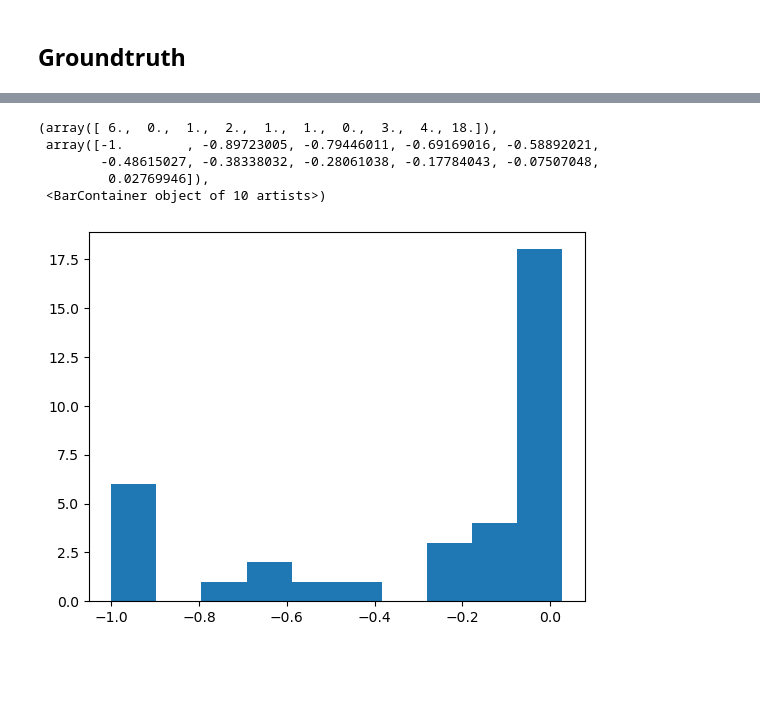
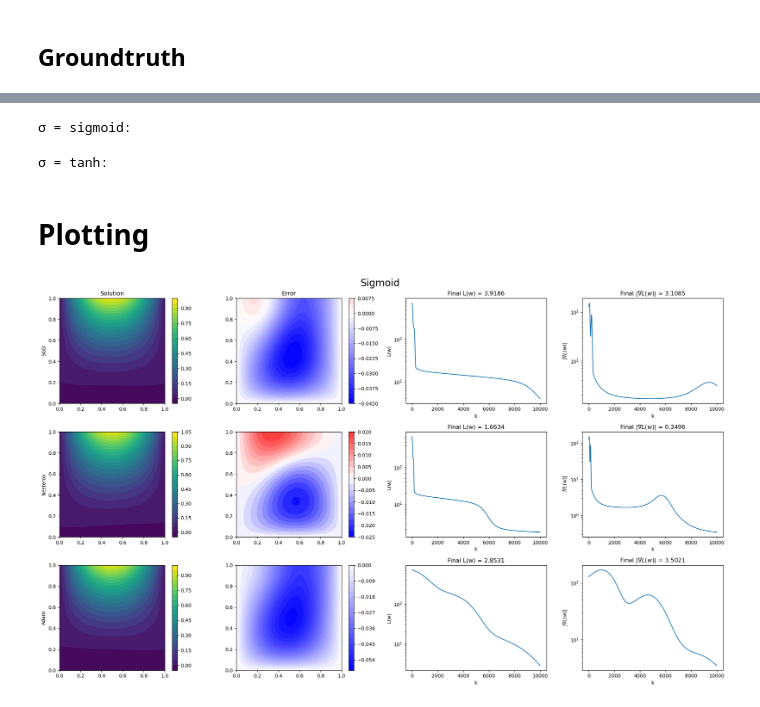
Before and after one commit to qchen0815/AMSC808N-Project-1, a Jupyter notebook: src/problem2.ipynb, the cells around one changed output, grey strips where cells are left out. Saved outputs shown, nothing was run; the diff lists cells and outputs as text; code cells hidden in the pictures; blank space fills up the shorter version.

Commit message:
add plot

```diff
--- a/src/problem2.ipynb
+++ b/src/problem2.ipynb
@@ -225,6 +230,8 @@ class SGD(_Optimizer):
         self.parameters[...] = self.parameters - self.alpha * g
         if not self.silent: return f, g
 
+    def __str__(self) -> str: return 'SGD'
+
 
 class Nesterov(_Optimizer):
     def __init__(self, solution, alpha, silent=True):
@@ -242,6 +249,8 @@ class Nesterov(_Optimizer):
     @property
     def mu(self):
         return 1 - 3 / (5 + self.k)
+
+    def __str__(self) -> str: return 'Nesterov'
 
 
 class Adam(_Optimizer):
@@ -262,6 +271,8 @@ class Adam(_Optimizer):
         v_hat = self.v / (1 - self.beta_2 ** self.k)
         self.parameters[...] = self.parameters - self.alpha * m_hat / (np.sqrt(v_hat) + self.epsilon)
         if not self.silent: return f, g
+
+    def __str__(self) -> str: return 'Adam'
 # %% [markdown]
 ## PDE Loss
 # %%
@@ -295,12 +306,4 @@ def exact_solution(x, y):
 # %%
 xx, yy = np.meshgrid(np.linspace(0, 1, 7), np.linspace(0, 1, 7))
 xy = np.stack([xx, yy], axis=-1).reshape(-1, 2)
-x, y = np.split(xy, 2, -1)
-
-sol = Solution(MLP())
-loss = PDELoss(x, y)
-opt = SGD(sol, 1e-4, silent=False)
-
-for i in range(50000):
-    f, g = opt(loss)
-    if i == 0 or (i+1) % 50 == 0: print('Epoch {}: loss = {}'.format(i, f))
+x_, y_ = np.split(xy, 2, -1)
@@ -335,9 +310,32 @@ plt.matshow(exact_solution(x, y).reshape(7, 7))
-# %%
-plt.hist(((sol(x, y).reshape(7, 7) - exact_solution(x, y).reshape(7, 7)) / exact_solution(x, y).reshape(7, 7)).reshape(-1))
-# %% [output]
-(array([ 6.,  0.,  1.,  2.,  1.,  1.,  0.,  3.,  4., 18.]),
- array([-1.        , -0.89723005, -0.79446011, -0.69169016, -0.58892021,
-        -0.48615027, -0.38338032, -0.28061038, -0.17784043, -0.07507048,
-         0.02769946]),
- <BarContainer object of 10 artists>)
-[figure, removed]
+# %%
+from copy import deepcopy
+from tqdm import tqdm
+
+alpha = 3e-4
+epochs = 10000
+
+activs = (Sigmoid, Tanh)
+optimizers = (SGD, Nesterov, Adam)
+act_list = []
+for activ in activs:
+    print('σ = {}:'.format(activ()))
+    mlp = MLP(activation=activ)
+    # LM and GN to be added
+    opt_list = []
+    for optimizer in optimizers:
+        sol = Solution(deepcopy(mlp)) # start with the same initialization point.
+        loss = PDELoss(x_, y_)
+        opt = optimizer(sol, alpha, silent=False)
+        f_list = np.empty(epochs)
+        g_list = np.empty(epochs)
+        for i in tqdm(range(epochs), desc='\tTraining with {}'.format(opt)):
+            f, g = opt(loss)
+            f_list[i] = f
+            g_list[i] = np.linalg.norm(g)
+        opt_list.append([sol, opt, f_list, g_list])
+    act_list.append(opt_list)
+# %% [output]
+σ = sigmoid:
+σ = tanh:
+# %% [markdown]
+# Plotting
@@ -343,0 +400,4 @@ plt.hist(((sol(x, y).reshape(7, 7) - exact_solution(x, y).reshape(7, 7)) / exact
+# %%
+plot_gd(act_list[0], 'Sigmoid')
+# %% [output]
+[figure, added]
```
Also changed, not shown: parts of 8 cells of this notebook.
